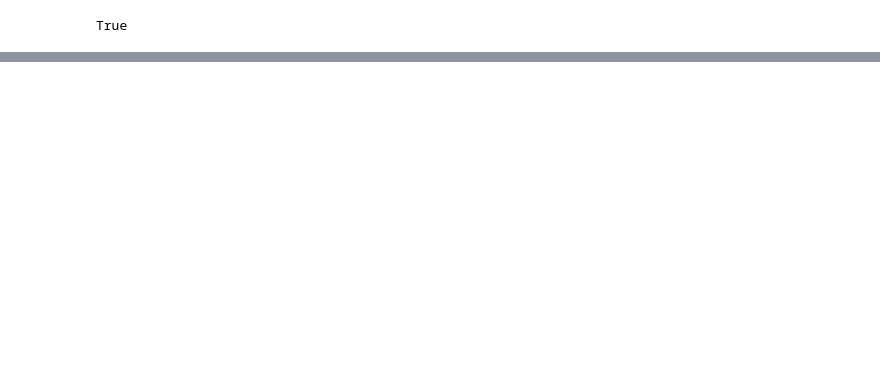
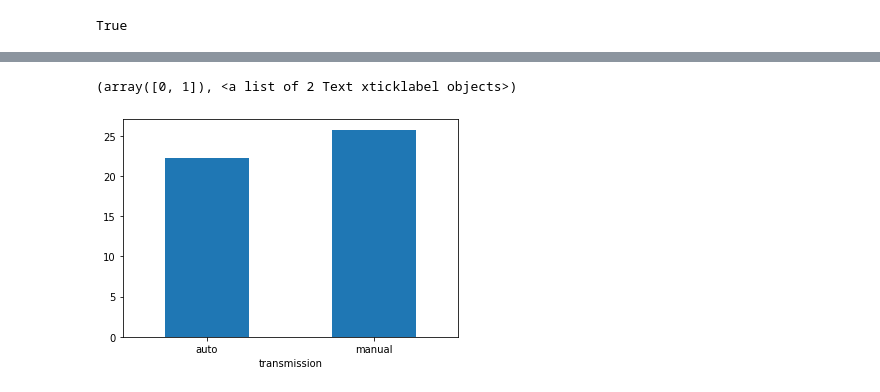
Before and after one commit to aleclhartman/statistics-exercises, a Jupyter notebook: hypothesis_testing.ipynb, the cells around one changed output, grey strips where cells are left out. Saved outputs shown, nothing was run; the diff lists cells and outputs as text; code cells hidden in the pictures; blank space fills up the shorter version.

```diff
--- a/hypothesis_testing.ipynb
+++ b/hypothesis_testing.ipynb
@@ -371,0 +408,6 @@ In plain english: Fuel-efficiency for manual and automatic cars is significantly
+# %%
+mpg.groupby("transmission").hwy.mean().plot.bar()
+plt.xticks(rotation=0)
+# %% [output]
+(array([0, 1]), <a list of 2 Text xticklabel objects>)
+[figure, added]
```
Also changed, not shown: parts of 12 cells of this notebook, 1 other file.
